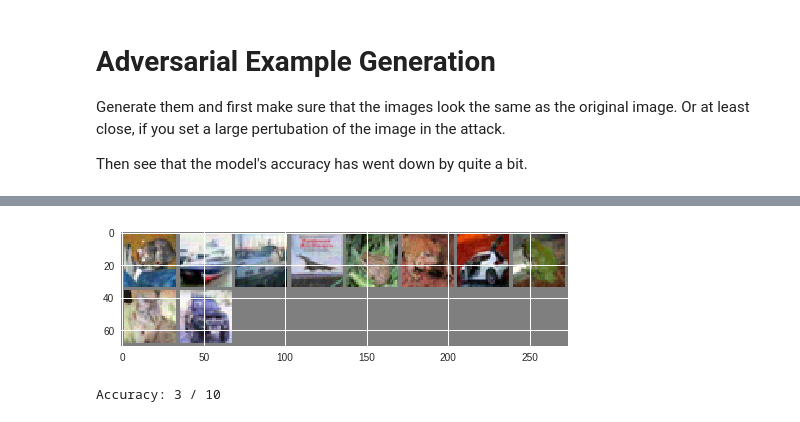
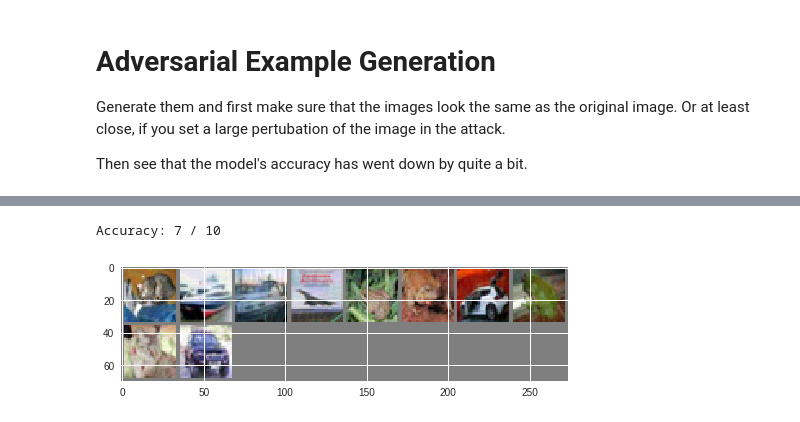
Before and after one commit to dennis-sell/pytorch-fun, a Jupyter notebook: AdversarialML_Scale.ipynb, the cells around one changed output, grey strips where cells are left out. Drawn from its saved outputs; the diff is of its cells as text; code cells hidden in the pictures.

Commit message:
Implemented iterative attacks

```diff
--- a/AdversarialML_Scale.ipynb
+++ b/AdversarialML_Scale.ipynb
@@ -39,6 +39,14 @@ def imshow(images, title=None):
     if title is not None:
         plt.title(title)
     plt.pause(0.001)  # pause a bit so that plots are updated
+# %%
+def analyze_perturbed_images(p_images, label, nn_model):
+    raw_outputs = nn_model(p_images)
+    _, predicted = torch.max(raw_outputs.data, 1)
+    num_correct = (predicted == labels).sum().item()
+    total = labels.size(0)
+    print('Accuracy: %d / %d' % (num_correct, total))
+    imshow(p_images)
 # %%
 def fgsm_attack(images, labels, model, epsilon=0.0001, criterion=None):
     if criterion == None:
@@ -162,14 +187,6 @@ imshow(images)
-# %%
-imshow(perturbed_images)
-# %% [output]
-[figure, removed]
-# %%
-raw_outputs = cifar10_cnn(perturbed_images)
-_, predicted = torch.max(raw_outputs.data, 1)
-num_correct = (predicted == labels).sum().item()
-total = labels.size(0)
-print('Accuracy: %d / %d' % (num_correct, total))
-# %% [output]
-Accuracy: 3 / 10
 # %%
-perturbed_images_m2 = one_step_least_likely_attack(images, cifar10_cnn, epsilon=0.05)
+perturbed_images_ll = one_step_least_likely_attack(images, cifar10_cnn, epsilon=0.05)
+analyze_perturbed_images(perturbed_images_ll, labels, cifar10_cnn)
+# %% [output]
+Accuracy: 7 / 10
+[figure, added]
```
Also changed, not shown: parts of 9 cells of this notebook.
